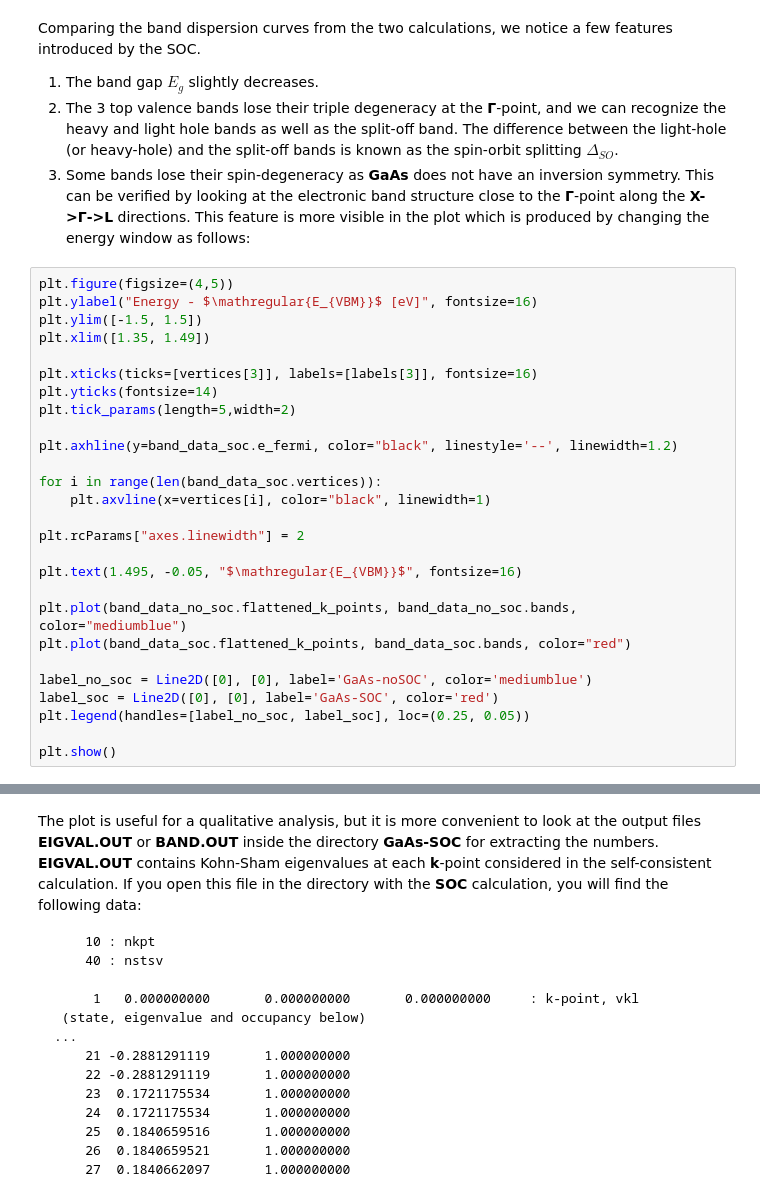
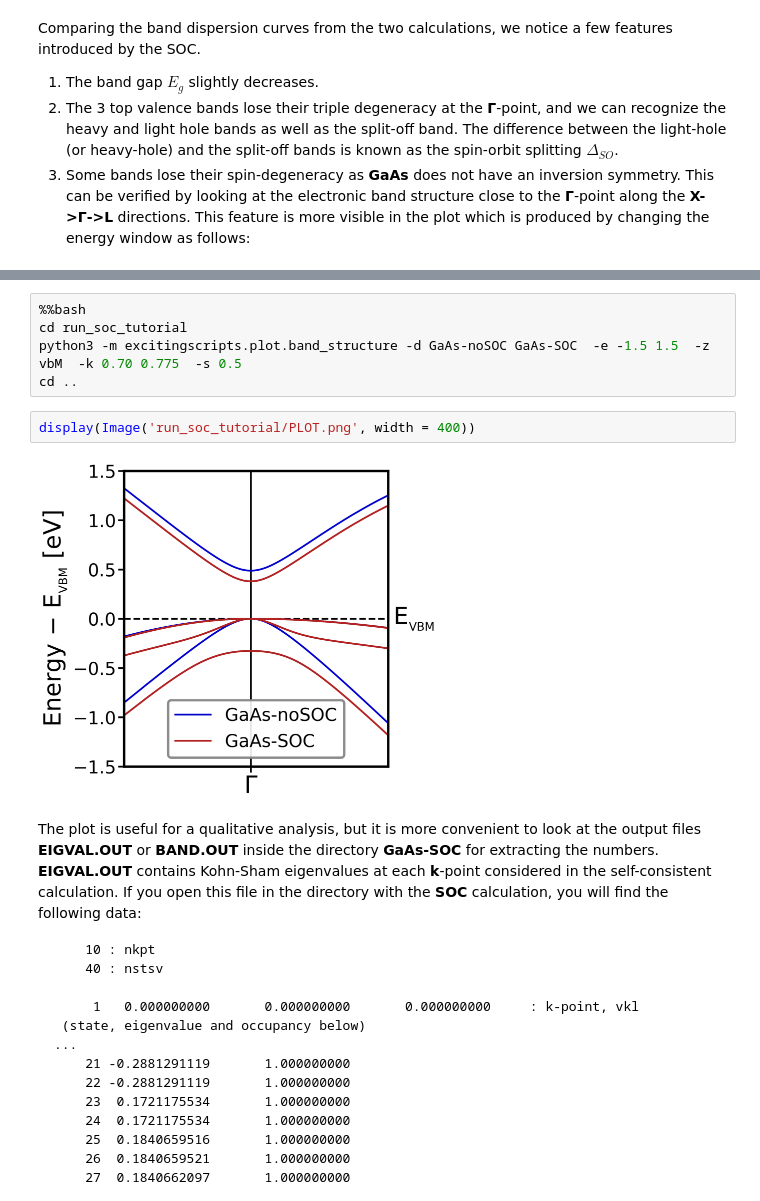
Before and after one commit to gulans/exciting, a Jupyter notebook: tools/excitingjupyter/excitingjupyter/02_ground_state/tutorial_spin_orbit_coupling.ipynb, the cells around one changed output, grey strips where cells are left out. Saved outputs shown, nothing was run; the diff lists cells and outputs as text.

```diff
--- a/tools/excitingjupyter/excitingjupyter/02_ground_state/tutorial_spin_orbit_coupling.ipynb
+++ b/tools/excitingjupyter/excitingjupyter/02_ground_state/tutorial_spin_orbit_coupling.ipynb
@@ -338,30 +302,3 @@ Comparing the band dispersion curves from the two calculations, we notice a few
 1. The band gap $E_g$ slightly decreases.
 2. The 3 top valence bands lose their triple degeneracy at the **Γ**-point, and we can recognize the heavy and light hole bands as well as the split-off band. The difference between the light-hole (or heavy-hole) and the split-off bands is known as the spin-orbit splitting $\Delta_{SO}$.
 3. Some bands lose their spin-degeneracy as **GaAs** does not have an inversion symmetry. This can be verified by looking at the electronic band structure close to the **Γ**-point along the **X->Γ->L** directions. This feature is more visible in the plot which is produced by changing the energy window as follows:
-# %%
-plt.figure(figsize=(4,5))
-plt.ylabel("Energy - $\mathregular{E_{VBM}}$ [eV]", fontsize=16)
-plt.ylim([-1.5, 1.5])
-plt.xlim([1.35, 1.49])
-
-plt.xticks(ticks=[vertices[3]], labels=[labels[3]], fontsize=16)
-plt.yticks(fontsize=14)
-plt.tick_params(length=5,width=2)
-
-plt.axhline(y=band_data_soc.e_fermi, color="black", linestyle='--', linewidth=1.2)
-
-for i in range(len(band_data_soc.vertices)):
-    plt.axvline(x=vertices[i], color="black", linewidth=1)
-
-plt.rcParams["axes.linewidth"] = 2
-
-plt.text(1.495, -0.05, "$\mathregular{E_{VBM}}$", fontsize=16)
-
-plt.plot(band_data_no_soc.flattened_k_points, band_data_no_soc.bands, color="mediumblue")
-plt.plot(band_data_soc.flattened_k_points, band_data_soc.bands, color="red")
-
-label_no_soc = Line2D([0], [0], label='GaAs-noSOC', color='mediumblue')
-label_soc = Line2D([0], [0], label='GaAs-SOC', color='red')
-plt.legend(handles=[label_no_soc, label_soc], loc=(0.25, 0.05))
-
-plt.show()
@@ -370,3 +305,12 @@ plt.show()
+# %%
+%%bash
+cd run_soc_tutorial
+python3 -m excitingscripts.plot.band_structure -d GaAs-noSOC GaAs-SOC  -e -1.5 1.5  -z vbM  -k 0.70 0.775  -s 0.5
+cd ..
+# %%
+display(Image('run_soc_tutorial/PLOT.png', width = 400))
+# %% [output]
+[figure, added]
 # %% [markdown]
 The plot is useful for a qualitative analysis, but it is more convenient to look at the output files **EIGVAL.OUT** or **BAND.OUT** inside the directory **GaAs-SOC** for extracting the numbers. **EIGVAL.OUT** contains Kohn-Sham eigenvalues at each **k**-point considered in the self-consistent calculation. If you open this file in the directory with the **SOC** calculation, you will find the following data:
 
```
Also changed, not shown: parts of 31 cells of this notebook, 22 other files.
